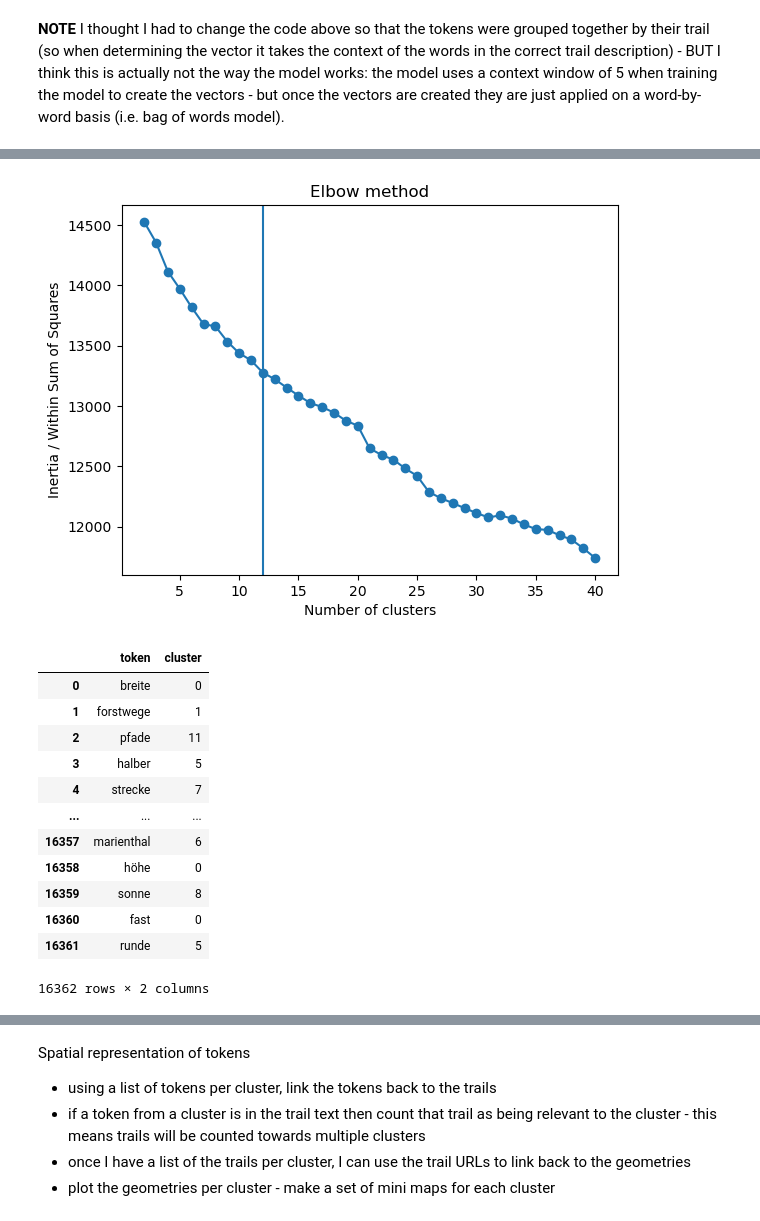
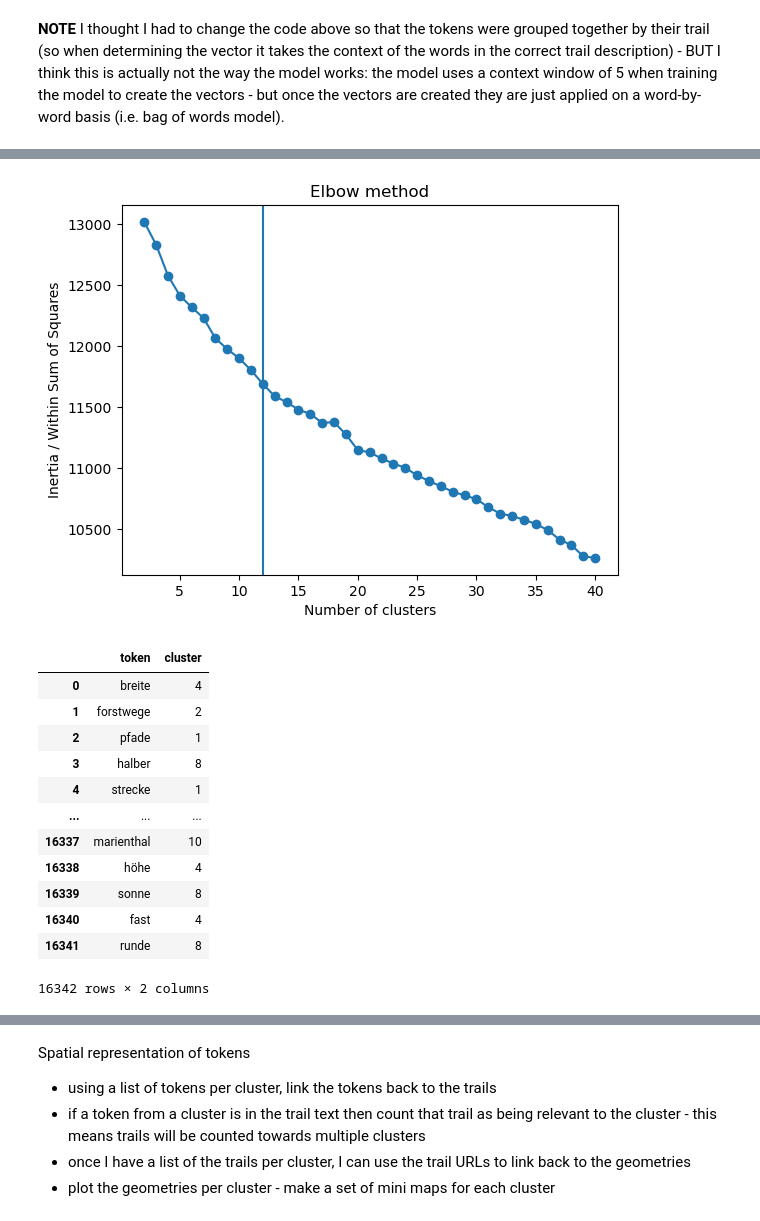
Before and after one commit to n-mo92/nm_forest_thesis, a Jupyter notebook: rq2_step2_text_analysis.ipynb, the cells around one changed output, grey strips where cells are left out. Cells and saved outputs as stored; diff of their text form; code cells hidden in the pictures.

```diff
--- a/rq2_step2_text_analysis.ipynb
+++ b/rq2_step2_text_analysis.ipynb
@@ -277,7 +328,8 @@ https://stackoverflow.com/questions/33523362/how-to-compare-two-csv-files-in-win
 # %%
 # STEP 2: LOAD TRANSLATED TEXT
 
-raw_text_3token_unq = pickle.load(open("./processing/raw_text_de.p", "rb"))
+raw_text_3token_nat_unq = pickle.load(open("./processing/raw_text_de_natura_only.p", "rb"))
+raw_text_3token_nonnat_unq = pickle.load(open("./processing/raw_text_de_nonnatura.p", "rb"))
 # %% [markdown]
 ### Step 3: Tokenisation
 
@@ -391,8 +457,10 @@ pickle.dump(filtered_tokens_lc_c6, open("./processing/final_tokens_c6.p", "wb"))
 # %%
-# STEP 4: LOAD FINALISED TOKENS
-filtered_tokens_lc_c3 = pickle.load(open("./processing/final_tokens_c3.p", "rb"))
-filtered_tokens_lc_c45 = pickle.load(open("./processing/final_tokens_c45.p", "rb"))
-filtered_tokens_lc_c6 = pickle.load(open("./processing/final_tokens_c6.p", "rb"))
+# STEP 4: LOAD FINALISED TOKENS - ONLY NATURA ONES
+
+# From this point on, I only work with the tokens for Natura trails
+filtered_tokens_nat_c3 = pickle.load(open("./processing/final_tokens_nat_c3.p", "rb"))
+filtered_tokens_nat_c45 = pickle.load(open("./processing/final_tokens_nat_c45.p", "rb"))
+filtered_tokens_nat_c6 = pickle.load(open("./processing/final_tokens_nat_c6.p", "rb"))
 # %% [markdown]
 After this point, I don't need to keep the tokens separated by class, so I simply merge them into one big list.
 # %%
@@ -564,0 +639,13 @@ Resources
+# %%
+# STEP 6.1: NORMALISE & REDUCE DIMENSIONS
+
+# Normalising the vectors means they will behave like cosine distance when input to kmeans
+normalised_vectors = normalize(vectors)
+
+# Reduce the dimensions of the vectors while retaining 90% of the variance
+pca_90 = PCA(n_components=0.90)
+reduced_90_vectors = pca_90.fit_transform(normalised_vectors)
+
+# Check the reduction in dimensions
+print(f"Original dimensions: {normalised_vectors.shape[1]}")
+print(f"Dimensions retaining 90% of variance: {reduced_90_vectors.shape[1]}")
@@ -565,5 +661,5 @@ Resources
 # %%
-# STEP 6: DETERMINE NUMBER OF CLUSTERS
+# STEP 6.2: DETERMINE NUMBER OF CLUSTERS
 
 # Create empty list for intertias (within cluster sum of squares)
 inertias = []
@@ -571,8 +667,8 @@ inertias = []
 # Test kmeans intertias/within ss for 2-40 clusters
 # Random state needed for reproducible results
 for k in range(2,41):
-  kmeans = KMeans(n_clusters=k, max_iter=200, random_state=47)
-  kmeans.fit(normalised_vectors)
+  kmeans = KMeans(n_clusters=k, max_iter=200, random_state=67)
+  kmeans.fit(reduced_90_vectors)
   inertias.append(kmeans.inertia_)
 
 # Generate the elbow plot
@@ -583,36 +679,37 @@ plt.xlabel('Number of clusters')
 plt.ylabel('Inertia / Within Sum of Squares')
 plt.show()
 # %% [output]
-[figure, old version]
+[figure, new version]
 # %%
-# STEP 6: GENERATE CLUSTERS WITH KMEANS
+# STEP 6.3: GENERATE CLUSTERS WITH KMEANS
 
 # Define number of clusters based on elbow plot
 n_clusters = 12
 
 # Generate kmeans clusters and labels
-# Random state needed for stable clusters
-kmeans = KMeans(n_clusters=n_clusters, random_state=5287)
-kmeans.fit(normalised_vectors)
+# n_init of 50 seems to help make the clusters more stable
+# Random state needed for reproducible clusters
+kmeans = KMeans(n_clusters=n_clusters, n_init=50, random_state=7)
+kmeans.fit(reduced_90_vectors)
 labels = kmeans.labels_
 
 # Create a df with the cluster number for each token contained in the model
 token_cluster_all = pd.DataFrame({"token": valid_tokens, "cluster": labels})
 
 # Check
 token_cluster_all
 # %% [output]
 |  | token | cluster |
-| 0 | breite | 0 |
-| 1 | forstwege | 1 |
-| 2 | pfade | 11 |
-| 3 | halber | 5 |
-| 4 | strecke | 7 |
+| 0 | breite | 4 |
+| 1 | forstwege | 2 |
+| 2 | pfade | 1 |
+| 3 | halber | 8 |
+| 4 | strecke | 1 |
 | ... | ... | ... |
-| 16357 | marienthal | 6 |
-| 16358 | höhe | 0 |
-| 16359 | sonne | 8 |
-| 16360 | fast | 0 |
-| 16361 | runde | 5 |
+| 16337 | marienthal | 10 |
+| 16338 | höhe | 4 |
+| 16339 | sonne | 8 |
+| 16340 | fast | 4 |
+| 16341 | runde | 8 |
-16362 rows × 2 columns
+16342 rows × 2 columns
 # %%
```
Also changed, not shown: parts of 38 cells of this notebook.
